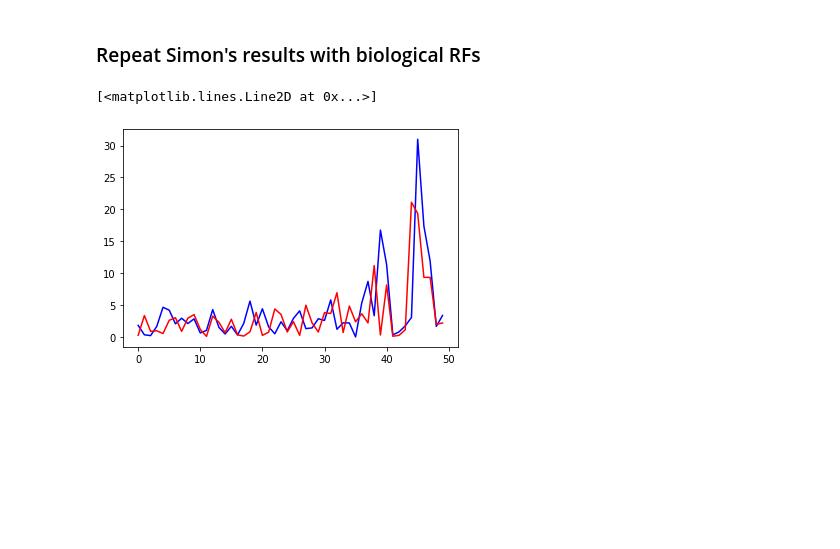
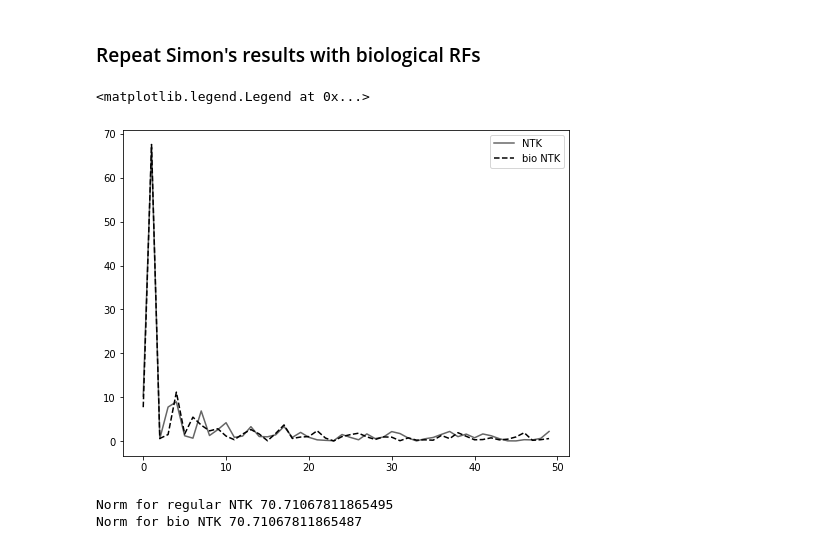
Before and after one commit to BruntonUWBio/structured-random-features, a Jupyter notebook: new_version/NTK_analysis.ipynb, the cells around one changed output. Drawn from its saved outputs; the diff is of its cells as text; code cells hidden in the pictures; blank space fills up the shorter version.

```diff
--- a/new_version/NTK_analysis.ipynb
+++ b/new_version/NTK_analysis.ipynb
@@ -153,8 +153,8 @@ from estimator import V1_inspired_kernel_matrix
 from data_fns import load_mnist, load_cifar_10
 from sklearn.model_selection import train_test_split
 # %%
-train, train_labels, test, test_labels = load_mnist('./data/mnist/')
-# train, train_labels, test, test_labels = load_cifar_10(grayscale=True)
+# train, train_labels, test, test_labels = load_mnist('./data/mnist/')
+train, train_labels, test, test_labels = load_cifar_10(grayscale=True)
 
 # normalize inputs so that |x|_2 = 1
 train /= la.norm(train, axis=1).reshape(-1, 1)
@@ -172,7 +172,7 @@ test_labels_binary = test_labels[test_idx] * -2 + 1
 
 # We have 10k training samples and ~2k validation samples
 X_test, y_test = test[test_idx], test_labels_binary
-X_train, X_val, y_train, y_val = train_test_split(train_binary, train_labels_binary, train_size=5000, random_state=42)
+X_train, X_val, y_train, y_val = train_test_split(train_binary, train_labels_binary, train_size=9999, random_state=42)
 # %% [markdown]
 ### Repeat Simon's results
 # %% [markdown]
@@ -202,9 +212,17 @@ H_inf_bio = (X_train @ X_train.T) * (np.pi - np.arccos(X_train @ C @ X_train.T))
 eig_val_bio, eig_vec_bio = la.eigh(H_inf_bio)
 proj_bio = eig_vec_bio.T @ y_train
 # %%
-fig = plt.figure()
-plt.plot(np.abs(proj)[-50:], c='b', label='NTK')
-plt.plot(np.abs(proj_bio)[-50:], c='r', label='bio NTK')
+fig = plt.figure(figsize=(8, 6))
+plt.plot(np.flip(np.abs(proj))[:50], c='k', label='NTK', alpha=0.6)
+plt.plot(np.flip(np.abs(proj_bio))[:50], '--', c='k', label='bio NTK')
+plt.legend()
 # %% [output]
-[<matplotlib.lines.Line2D at 0x...>]
+<matplotlib.legend.Legend at 0x...>
-[figure, old version]
+[figure, new version]
+# %%
+i = 5000
+print('Norm for regular NTK', la.norm(np.abs(proj)[:i]))
+print('Norm for bio NTK', la.norm(np.abs(proj_bio)[:i]))
+# %% [output]
+Norm for regular NTK 70.71067811865495
+Norm for bio NTK 70.71067811865487
```
Also changed, not shown: parts of 5 cells of this notebook.
